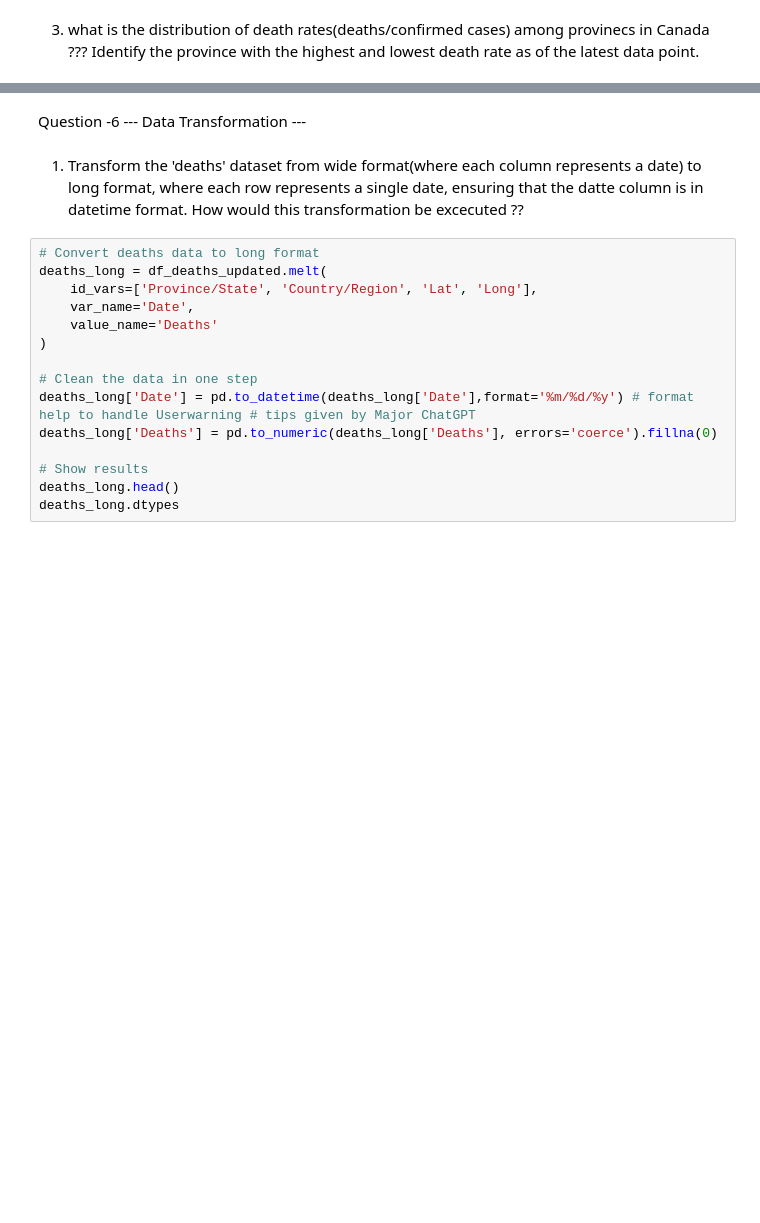
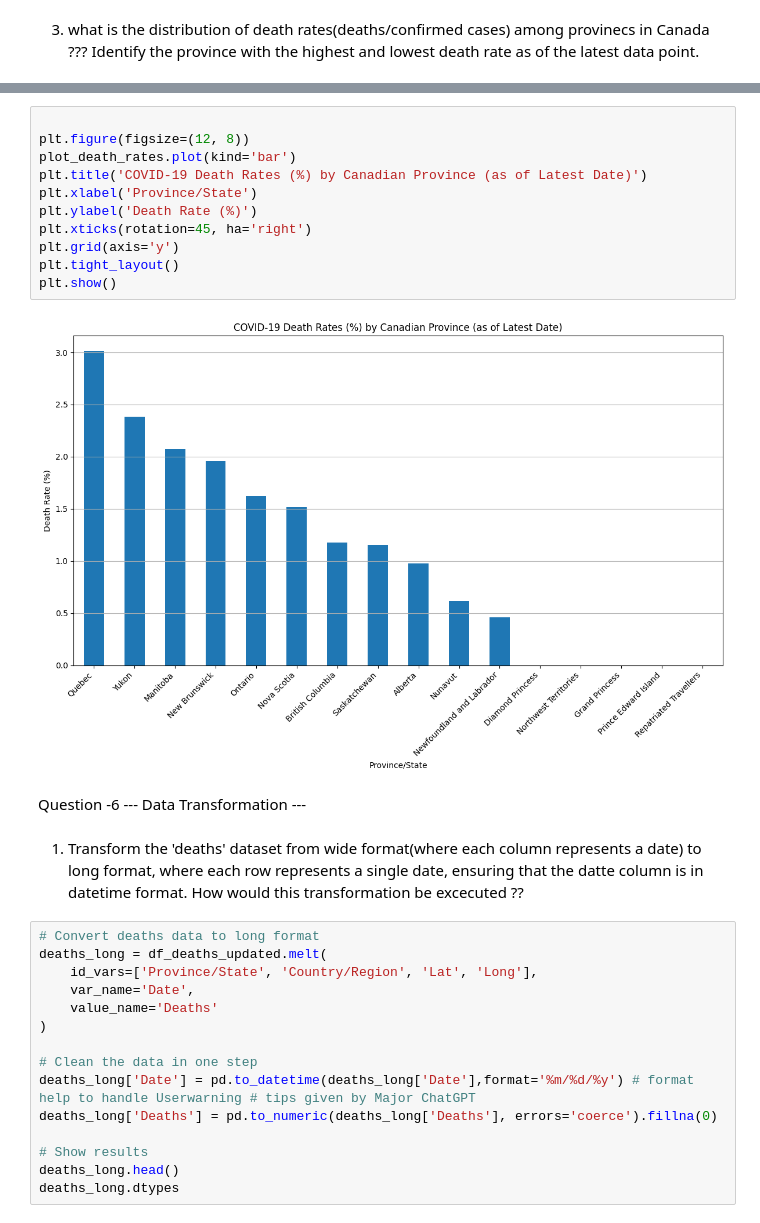
Before and after one commit to MananCoder4747/Projects4747, a Jupyter notebook: COVID_19_CASE_STUDY_MANAN_KHUNT.ipynb, the cells around one changed output, grey strips where cells are left out. Cells and saved outputs as stored; diff of their text form; blank space fills up the shorter version.

```diff
--- a/COVID_19_CASE_STUDY_MANAN_KHUNT.ipynb
+++ b/COVID_19_CASE_STUDY_MANAN_KHUNT.ipynb
@@ -452,6 +469,19 @@ Repatriated Travellers       0.00
 
 Highest: Quebec (3.01%)
 Lowest: Diamond Princess (0.00%)
+# %%
+
+plt.figure(figsize=(12, 8))
+plot_death_rates.plot(kind='bar')
+plt.title('COVID-19 Death Rates (%) by Canadian Province (as of Latest Date)')
+plt.xlabel('Province/State')
+plt.ylabel('Death Rate (%)')
+plt.xticks(rotation=45, ha='right')
+plt.grid(axis='y')
+plt.tight_layout()
+plt.show()
+# %% [output]
+[figure, added]
 # %% [markdown]
 Question -6 --- Data Transformation ---
 # %% [markdown]
```
Also changed, not shown: parts of 4 cells of this notebook.
